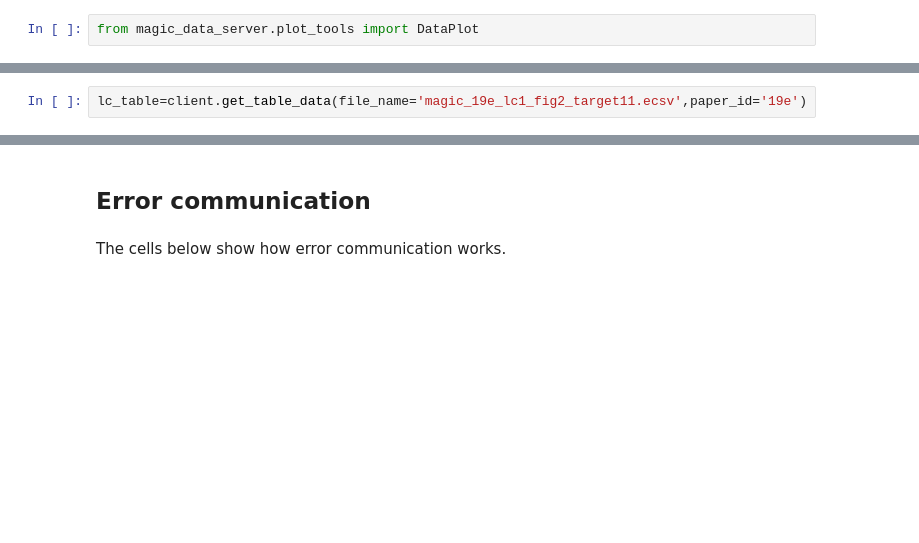
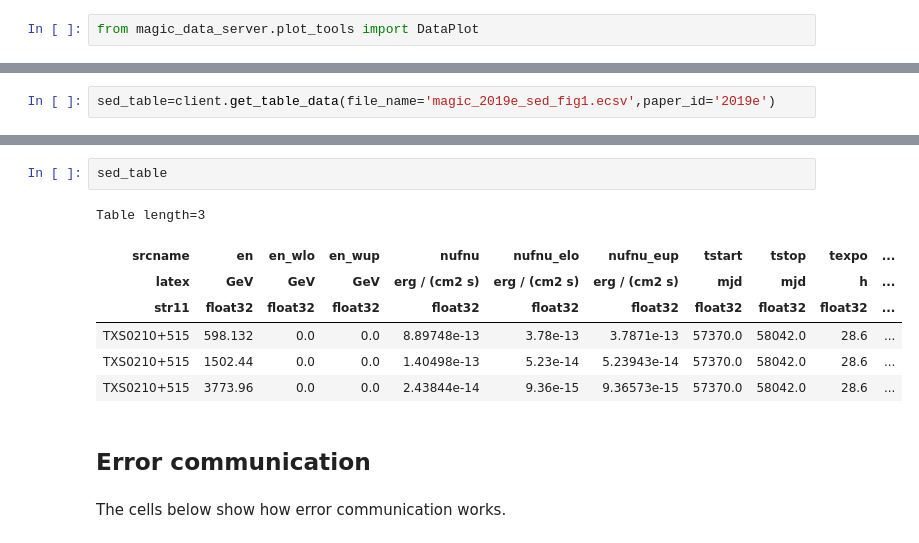
Before and after one commit to oda-hub/magic-backend, a Jupyter notebook: test_examples/magic-test.ipynb, the cells around one changed output, grey strips where cells are left out. Cells and saved outputs as stored; diff of their text form; blank space fills up the shorter version.

```diff
--- a/test_examples/magic-test.ipynb
+++ b/test_examples/magic-test.ipynb
@@ -134,3 +155,3 @@ request http://0.0.0.0:5001/api/v1.0/magic/search-by-name {'target_name': '1ES02
 # %%
-lc_table=client.get_table_data(file_name='magic_19e_lc1_fig2_target11.ecsv',paper_id='19e')
+sed_table=client.get_table_data(file_name='magic_2019e_sed_fig1.ecsv',paper_id='2019e')
 # %% [output]
@@ -175,3 +160,13 @@ lc_plot.ax.grid()
+# %%
+sed_table
+# %% [output]
+Table length=3
+| srcname | en | en_wlo | en_wup | nufnu | nufnu_elo | nufnu_eup | tstart | tstop | texpo | ... |
+| latex | GeV | GeV | GeV | erg / (cm2 s) | erg / (cm2 s) | erg / (cm2 s) | mjd | mjd | h | ... |
+| str11 | float32 | float32 | float32 | float32 | float32 | float32 | float32 | float32 | float32 | ... |
+| TXS0210+515 | 598.132 | 0.0 | 0.0 | 8.89748e-13 | 3.78e-13 | 3.7871e-13 | 57370.0 | 58042.0 | 28.6 | ... |
+| TXS0210+515 | 1502.44 | 0.0 | 0.0 | 1.40498e-13 | 5.23e-14 | 5.23943e-14 | 57370.0 | 58042.0 | 28.6 | ... |
+| TXS0210+515 | 3773.96 | 0.0 | 0.0 | 2.43844e-14 | 9.36e-15 | 9.36573e-15 | 57370.0 | 58042.0 | 28.6 | ... |
 # %% [markdown]
 ## Error communication
 # %% [markdown]
```
Also changed, not shown: parts of 26 cells of this notebook, 8 other files.
